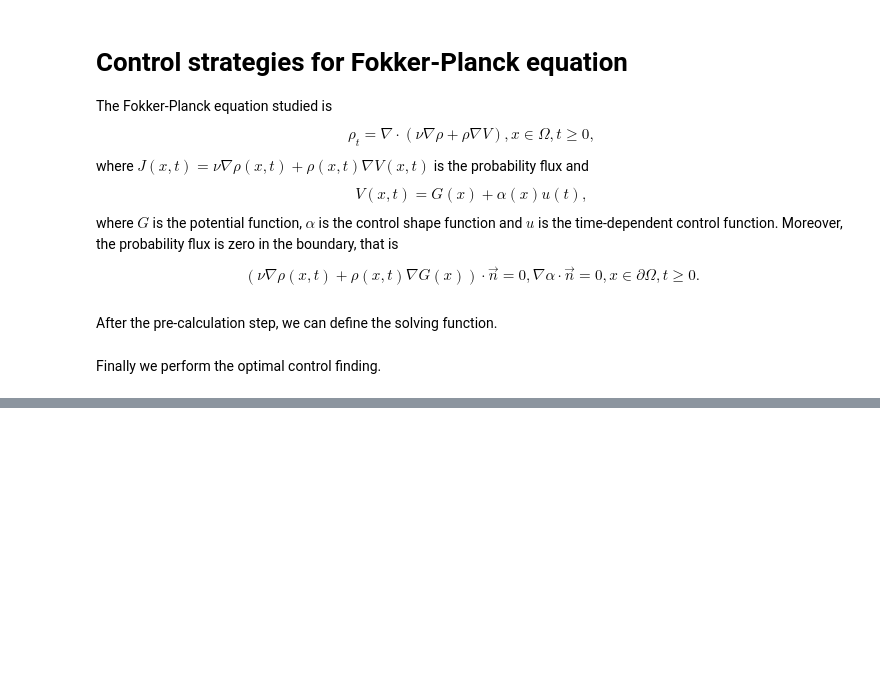
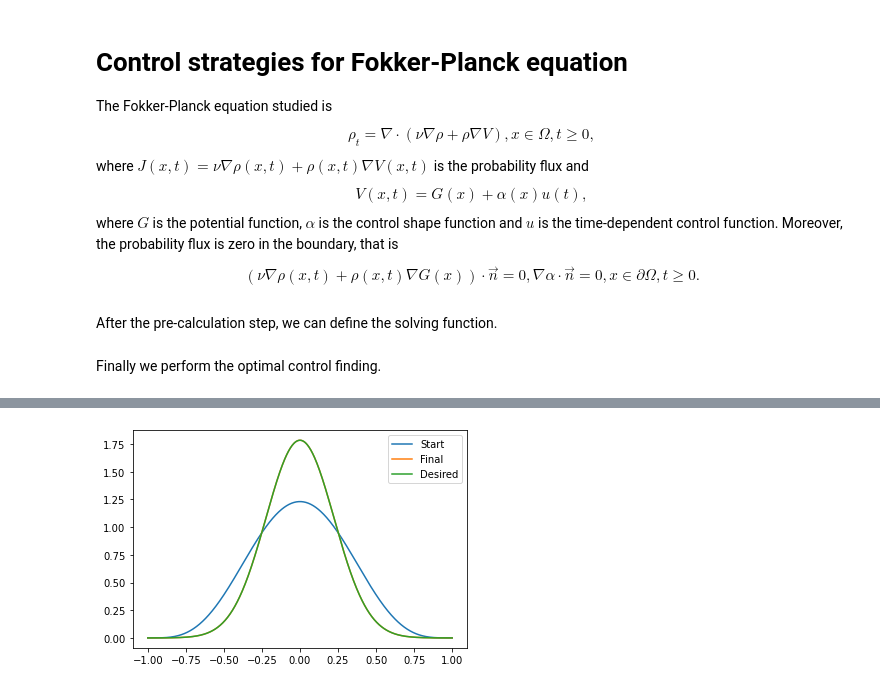
Before and after one commit to lucasmoschen/spectral-fp-opt-control, a Jupyter notebook: notebooks/optimal-control-fp-equation.ipynb, the cells around one changed output, grey strips where cells are left out. Drawn from its saved outputs; the diff is of its cells as text; code cells hidden in the pictures; blank space fills up the shorter version.

```diff
--- a/notebooks/optimal-control-fp-equation.ipynb
+++ b/notebooks/optimal-control-fp-equation.ipynb
@@ -300,0 +389,9 @@ plt.plot(FP_equation.t, control)
+# %%
+x = np.linspace(-1,1,501)
+plt.plot(x, rho[0,:], label='Start')
+plt.plot(x, rho[-1,:], label='Final')
+plt.plot(x, FP_equation.pOmega(x), label='Desired')
+plt.legend()
+plt.show()
+# %% [output]
+[figure, added]
```
Also changed, not shown: parts of 25 cells of this notebook, 3 other files.
